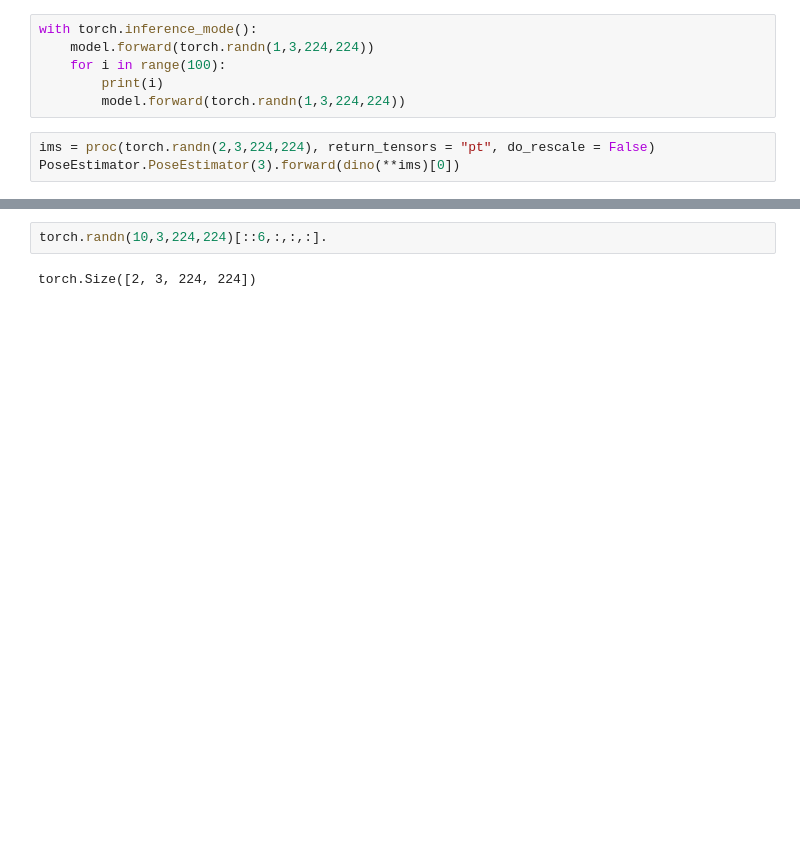
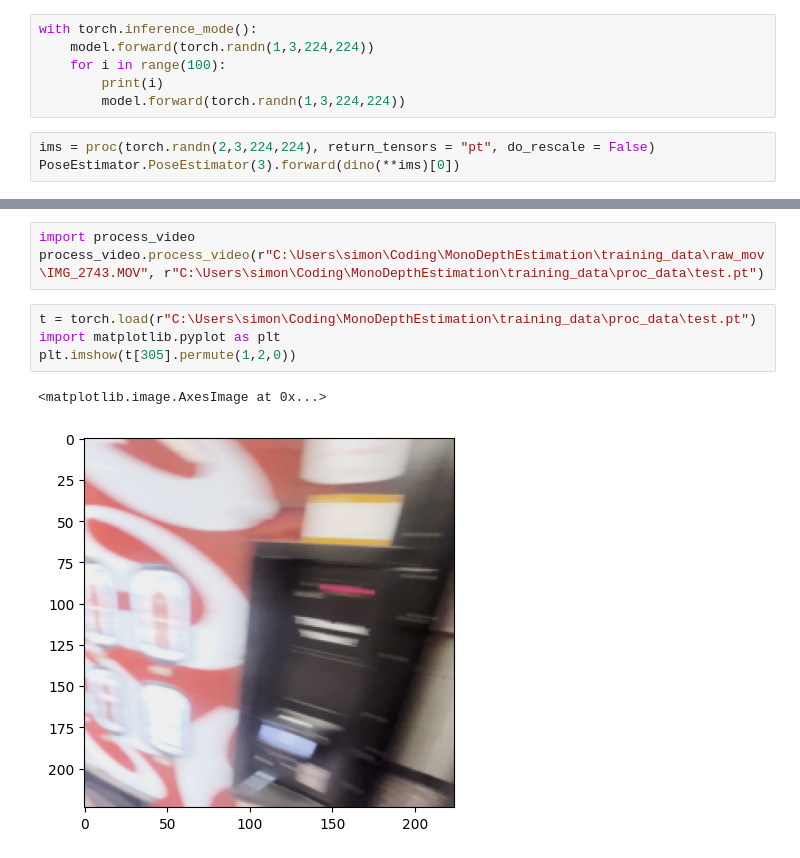
Before and after one commit to Simon0699/MonoDepthEstimation, a Jupyter notebook: training.ipynb, the cells around one changed output, grey strips where cells are left out. Drawn from its saved outputs; the diff is of its cells as text; blank space fills up the shorter version.

```diff
--- a/training.ipynb
+++ b/training.ipynb
@@ -38,4 +50,10 @@ PoseEstimator.PoseEstimator(3).forward(torch.randn(1,2,201,1024))
-# %%
-torch.randn(10,3,224,224)[::6,:,:,:].
-# %% [output]
-torch.Size([2, 3, 224, 224])
+# %%
+import process_video
+process_video.process_video(r"C:\Users\simon\Coding\MonoDepthEstimation\training_data\raw_mov\IMG_2743.MOV", r"C:\Users\simon\Coding\MonoDepthEstimation\training_data\proc_data\test.pt")
+# %%
+t = torch.load(r"C:\Users\simon\Coding\MonoDepthEstimation\training_data\proc_data\test.pt")
+import matplotlib.pyplot as plt
+plt.imshow(t[305].permute(1,2,0))
+# %% [output]
+<matplotlib.image.AxesImage at 0x...>
+[figure, added]
```
Also changed, not shown: parts of 1 cell of this notebook, 4 other files.
